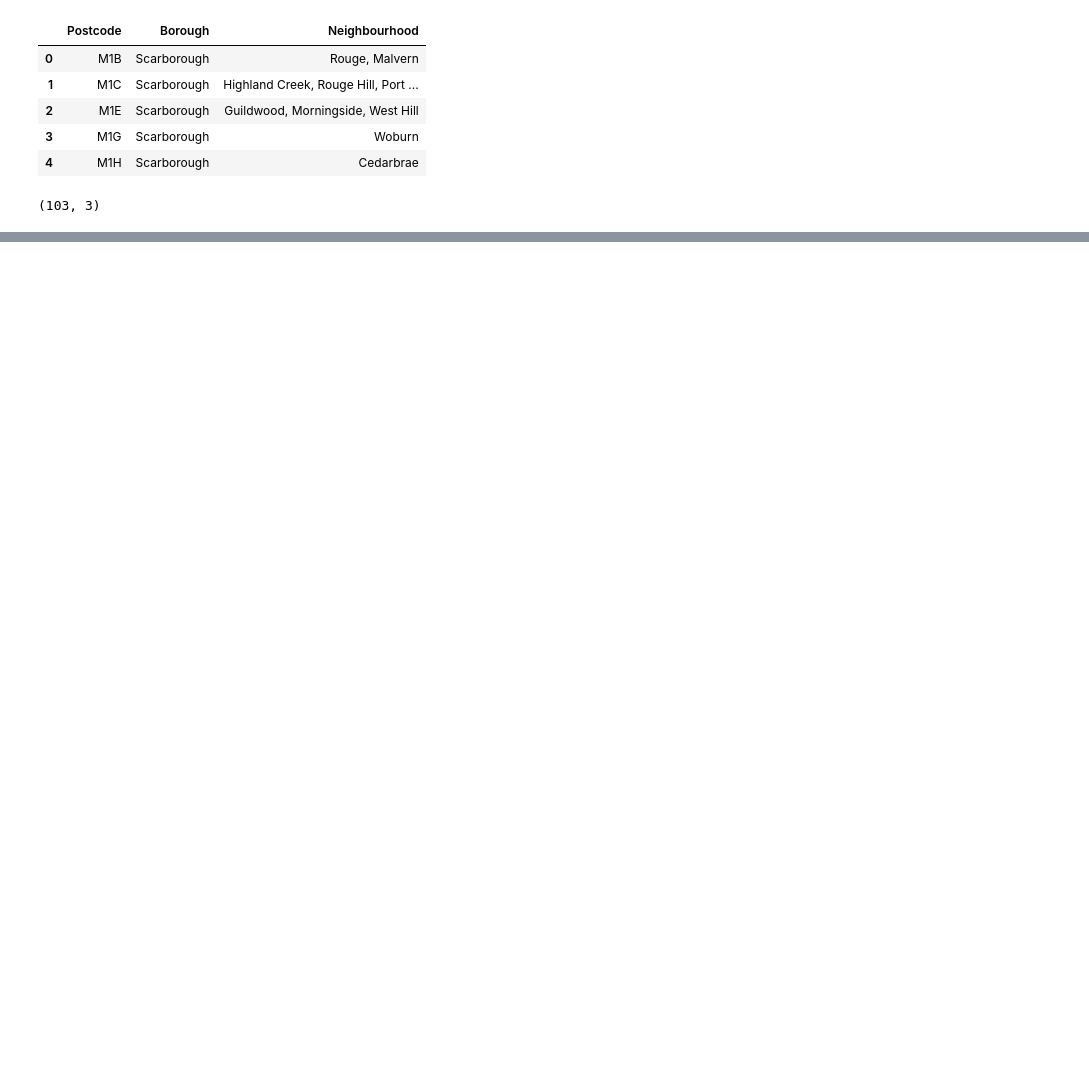
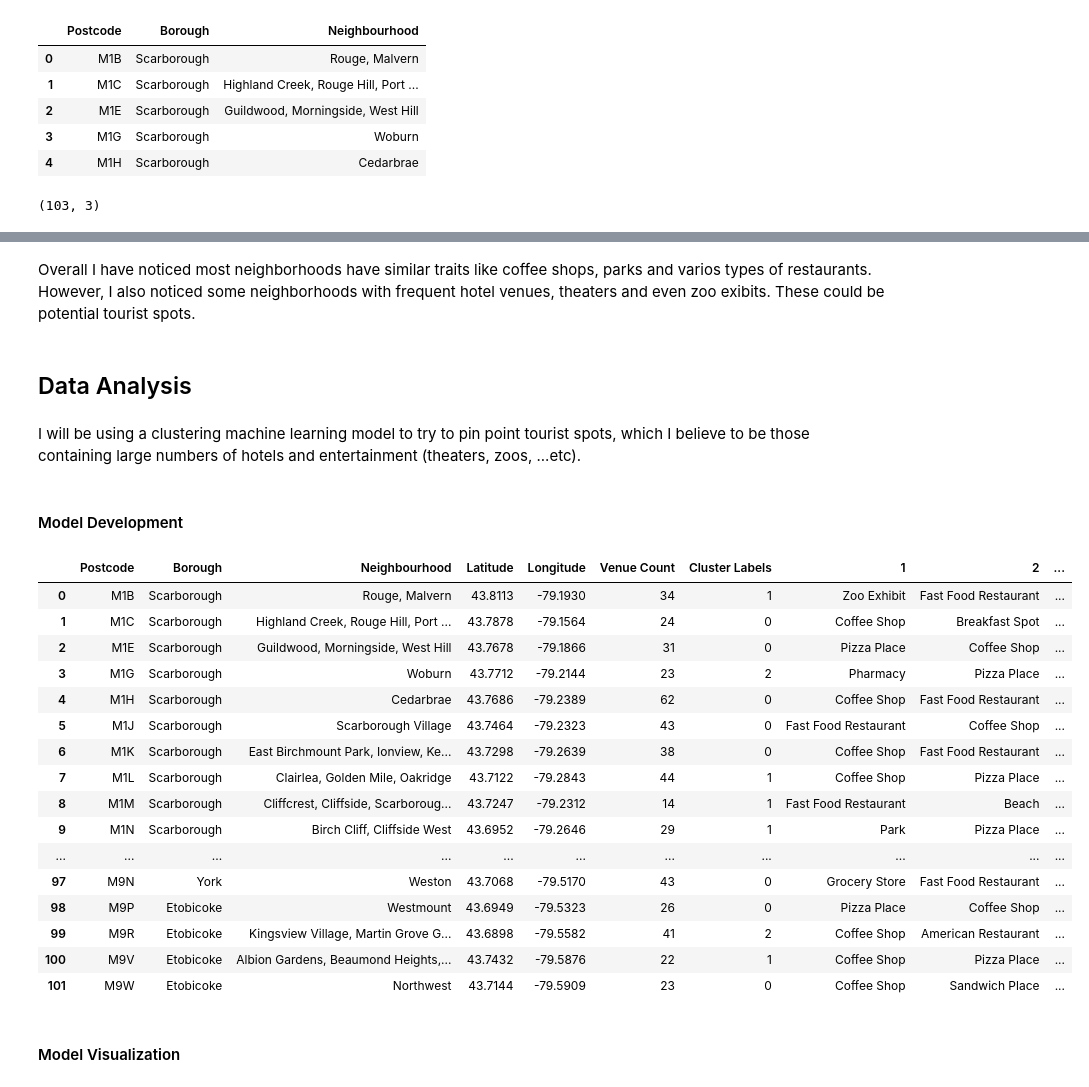
Before and after one commit to Sergio-f-Conde/Coursera_Capstone, a Jupyter notebook: Toronto_City_Data.ipynb, the cells around one changed output, grey strips where cells are left out. Saved outputs shown, nothing was run; the diff lists cells and outputs as text; code cells hidden in the pictures; blank space fills up the shorter version.

Commit message:
Toronto City Neighborhood Analysis

```diff
--- a/Toronto_City_Data.ipynb
+++ b/Toronto_City_Data.ipynb
@@ -84,0 +383,11 @@ print(toronto_data.shape)
+# %%
+# lets explore top 5 venues of each neighborhood
+for neighbor in venues_frequency['Neighbourhood']:
+    print(neighbor)
+    top_five = venues_frequency[venues_frequency['Neighbourhood'] == neighbor].T.reset_index()
+    top_five.columns = ['Venue','Frequency']
+    top_five = top_five.iloc[1:]
+    top_five['Frequency'] = top_five['Frequency'].astype(float)
+    top_five = top_five.round({'Frequency': 2})
+    print(top_five.sort_values('Frequency', ascending=False).reset_index(drop=True).head(5))
+    print('\n')
@@ -84,0 +416,21 @@ print(toronto_data.shape)
+# %%
+# creating columns
+columns = ['Neighbourhood']
+for i in np.arange(10):
+    columns.append(i+1)
+
+# creating dataframe
+neighborhoods_top_ten = pd.DataFrame(columns=columns)
+neighborhoods_top_ten['Neighbourhood'] = venues_frequency['Neighbourhood']
+
+# function to get top 10
+def return_most_common_venues(row, num_top_venues):
+    row_categories = row.iloc[1:]
+    row_sorted = row_categories.sort_values(ascending=False)
+    return row_sorted.index.values[0:num_top_venues]
+
+# looping over each neighborhood using the function above and appending the values
+for neighbor in np.arange(venues_frequency.shape[0]):
+    neighborhoods_top_ten.iloc[neighbor, 1:] = return_most_common_venues(venues_frequency.iloc[neighbor, :], 10)
+
+neighborhoods_top_ten
@@ -84,0 +455,41 @@ print(toronto_data.shape)
+# %% [markdown]
+Overall I have noticed most neighborhoods have similar traits like coffee shops, parks and varios types of restaurants. However, I also noticed some neighborhoods with frequent hotel venues, theaters and even zoo exibits. These could be potential tourist spots.
+# %% [markdown]
+## Data Analysis
+# %% [markdown]
+I will be using a clustering machine learning model to try to pin point tourist spots, which I believe to be those containing large numbers of hotels and entertainment (theaters, zoos, ...etc).
+# %% [markdown]
+#### Model Development
+# %%
+# set number of clusters
+k = 4
+toronto_cluster = venues_frequency.drop('Neighbourhood', 1)
+
+# fit data to model
+kmeans = KMeans(n_clusters=k, random_state=5).fit(toronto_cluster)
+
+# create new dataframe with cluster labels
+toronto_data_clustered = toronto_data
+toronto_data_clustered['Cluster Labels'] = kmeans.labels_
+toronto_data_clustered = toronto_data_clustered.join(neighborhoods_top_ten.set_index('Neighbourhood'), on='Neighbourhood')
+toronto_data_clustered
+# %% [output]
+|  | Postcode | Borough | Neighbourhood | Latitude | Longitude | Venue Count | Cluster Labels | 1 | 2 | ... |
+| 0 | M1B | Scarborough | Rouge, Malvern | 43.8113 | -79.1930 | 34 | 1 | Zoo Exhibit | Fast Food Restaurant | ... |
+| 1 | M1C | Scarborough | Highland Creek, Rouge Hill, Port ... | 43.7878 | -79.1564 | 24 | 0 | Coffee Shop | Breakfast Spot | ... |
+| 2 | M1E | Scarborough | Guildwood, Morningside, West Hill | 43.7678 | -79.1866 | 31 | 0 | Pizza Place | Coffee Shop | ... |
+| 3 | M1G | Scarborough | Woburn | 43.7712 | -79.2144 | 23 | 2 | Pharmacy | Pizza Place | ... |
+| 4 | M1H | Scarborough | Cedarbrae | 43.7686 | -79.2389 | 62 | 0 | Coffee Shop | Fast Food Restaurant | ... |
+| 5 | M1J | Scarborough | Scarborough Village | 43.7464 | -79.2323 | 43 | 0 | Fast Food Restaurant | Coffee Shop | ... |
+| 6 | M1K | Scarborough | East Birchmount Park, Ionview, Ke... | 43.7298 | -79.2639 | 38 | 0 | Coffee Shop | Fast Food Restaurant | ... |
+| 7 | M1L | Scarborough | Clairlea, Golden Mile, Oakridge | 43.7122 | -79.2843 | 44 | 1 | Coffee Shop | Pizza Place | ... |
+| 8 | M1M | Scarborough | Cliffcrest, Cliffside, Scarboroug... | 43.7247 | -79.2312 | 14 | 1 | Fast Food Restaurant | Beach | ... |
+| 9 | M1N | Scarborough | Birch Cliff, Cliffside West | 43.6952 | -79.2646 | 29 | 1 | Park | Pizza Place | ... |
+| ... | ... | ... | ... | ... | ... | ... | ... | ... | ... | ... |
+| 97 | M9N | York | Weston | 43.7068 | -79.5170 | 43 | 0 | Grocery Store | Fast Food Restaurant | ... |
+| 98 | M9P | Etobicoke | Westmount | 43.6949 | -79.5323 | 26 | 0 | Pizza Place | Coffee Shop | ... |
+| 99 | M9R | Etobicoke | Kingsview Village, Martin Grove G... | 43.6898 | -79.5582 | 41 | 2 | Coffee Shop | American Restaurant | ... |
+| 100 | M9V | Etobicoke | Albion Gardens, Beaumond Heights,... | 43.7432 | -79.5876 | 22 | 1 | Coffee Shop | Pizza Place | ... |
+| 101 | M9W | Etobicoke | Northwest | 43.7144 | -79.5909 | 23 | 0 | Coffee Shop | Sandwich Place | ... |
+# %% [markdown]
+#### Model Visualization
```
Also changed, not shown: parts of 48 cells of this notebook.
